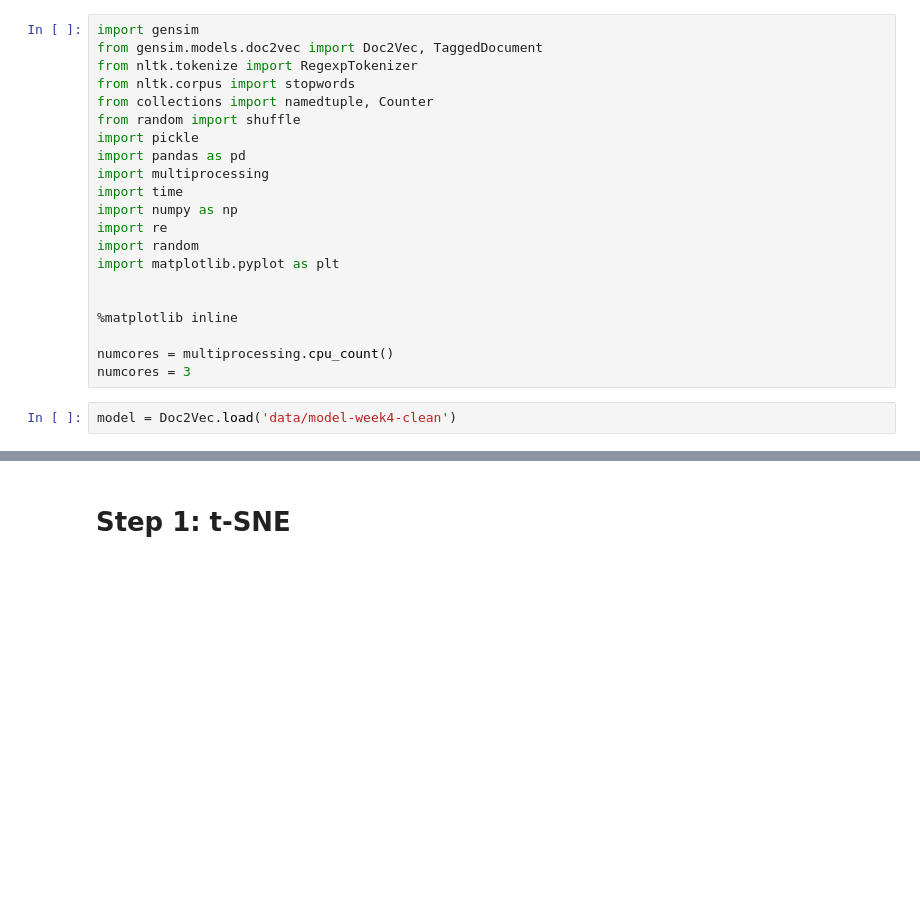
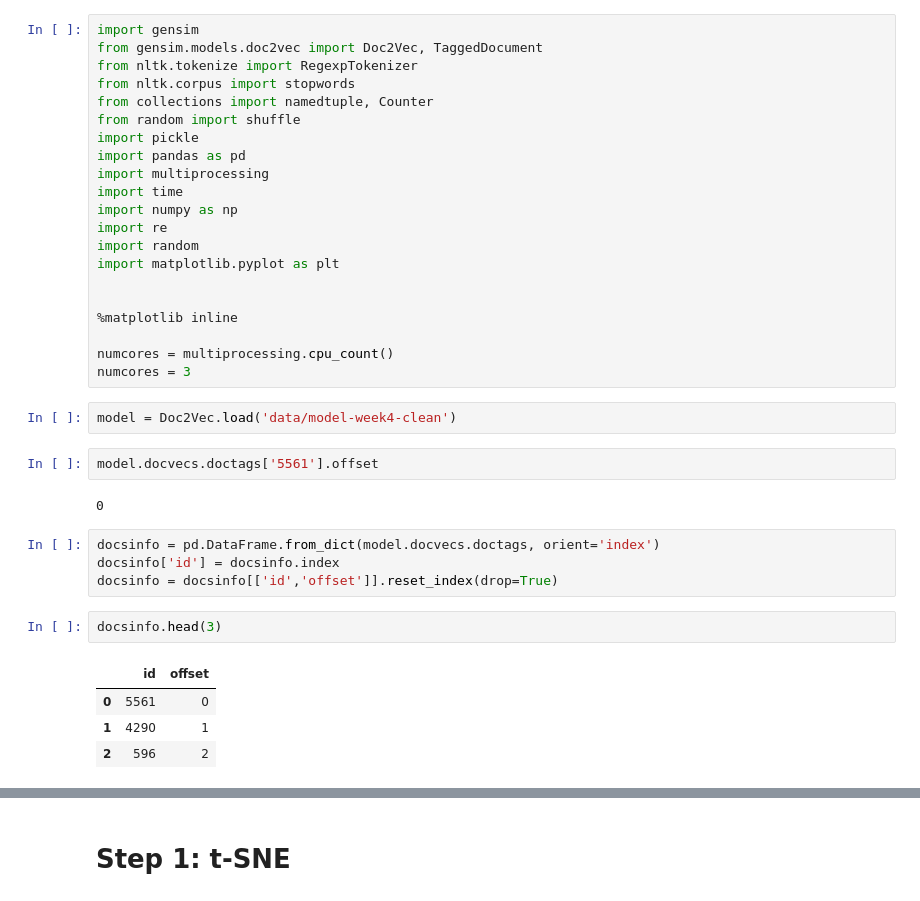
Before and after one commit to rmaia/eccentrip, a Jupyter notebook: doc2vec_validation.ipynb, the cells around one changed output, grey strips where cells are left out. Cells and saved outputs as stored; diff of their text form; blank space fills up the shorter version.

```diff
--- a/doc2vec_validation.ipynb
+++ b/doc2vec_validation.ipynb
@@ -21,3 +21,18 @@ numcores = multiprocessing.cpu_count()
 numcores = 3
 # %%
 model = Doc2Vec.load('data/model-week4-clean')
+# %%
+model.docvecs.doctags['5561'].offset
+# %% [output]
+0
+# %%
+docsinfo = pd.DataFrame.from_dict(model.docvecs.doctags, orient='index')
+docsinfo['id'] = docsinfo.index
+docsinfo = docsinfo[['id','offset']].reset_index(drop=True)
+# %%
+docsinfo.head(3)
+# %% [output]
+|  | id | offset |
+| 0 | 5561 | 0 |
+| 1 | 4290 | 1 |
+| 2 | 596 | 2 |
```
Also changed, not shown: parts of 9 cells of this notebook, 10 other files.
